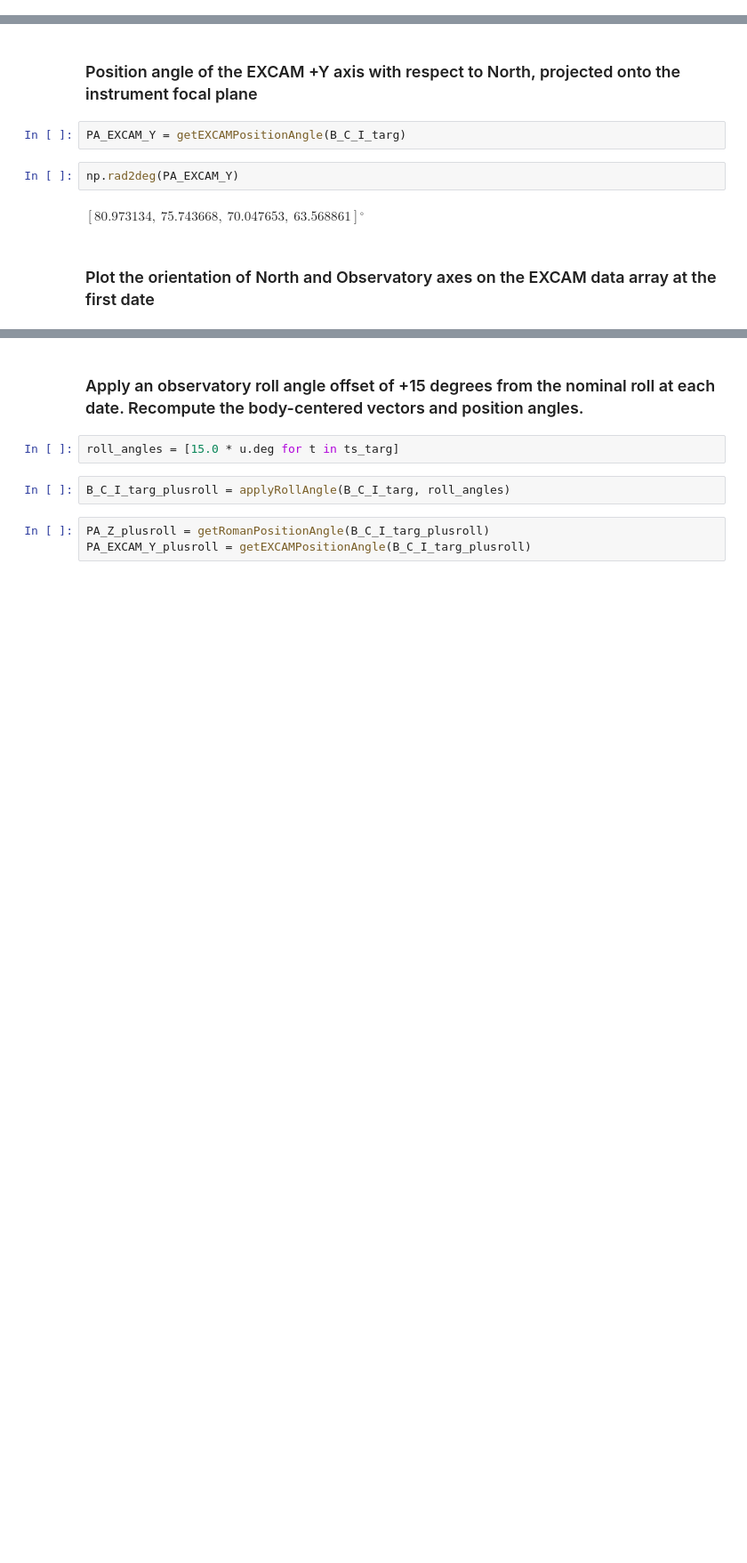
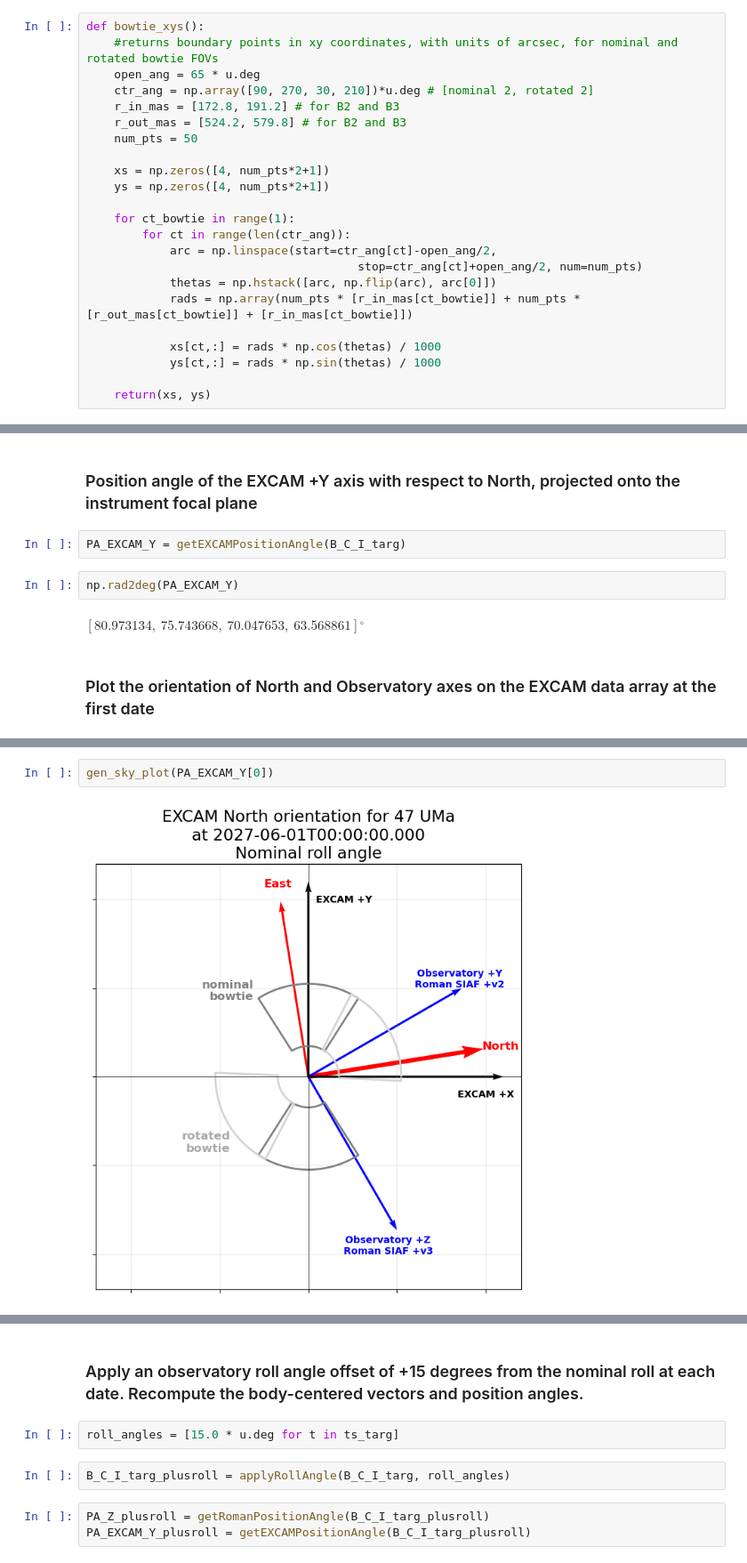
Before and after one commit to roman-corgi/roman_pointing, a Jupyter notebook: Notebooks/roman_excam_positionangle.ipynb, the cells around one changed output, grey strips where cells are left out. Shown at 89% size. Drawn from its saved outputs; the diff is of its cells as text; blank space fills up the shorter version.

Commit message:
add bowtie FOVs, East arrow, and option to plot companion

```diff
--- a/Notebooks/roman_excam_positionangle.ipynb
+++ b/Notebooks/roman_excam_positionangle.ipynb
@@ -26,0 +29,23 @@ import numpy as np
+# %%
+def bowtie_xys():
+    #returns boundary points in xy coordinates, with units of arcsec, for nominal and rotated bowtie FOVs
+    open_ang = 65 * u.deg
+    ctr_ang = np.array([90, 270, 30, 210])*u.deg # [nominal 2, rotated 2]
+    r_in_mas = [172.8, 191.2] # for B2 and B3
+    r_out_mas = [524.2, 579.8] # for B2 and B3
+    num_pts = 50
+
+    xs = np.zeros([4, num_pts*2+1])
+    ys = np.zeros([4, num_pts*2+1])
+
+    for ct_bowtie in range(1):
+        for ct in range(len(ctr_ang)):
+            arc = np.linspace(start=ctr_ang[ct]-open_ang/2,
+                                       stop=ctr_ang[ct]+open_ang/2, num=num_pts)
+            thetas = np.hstack([arc, np.flip(arc), arc[0]])
+            rads = np.array(num_pts * [r_in_mas[ct_bowtie]] + num_pts * [r_out_mas[ct_bowtie]] + [r_in_mas[ct_bowtie]])
+
+            xs[ct,:] = rads * np.cos(thetas) / 1000
+            ys[ct,:] = rads * np.sin(thetas) / 1000
+
+    return(xs, ys)
@@ -142,0 +197,4 @@ plt.show()
+# %%
+gen_sky_plot(PA_EXCAM_Y[0])
+# %% [output]
+[figure, added]
```
Also changed, not shown: parts of 8 cells of this notebook.
